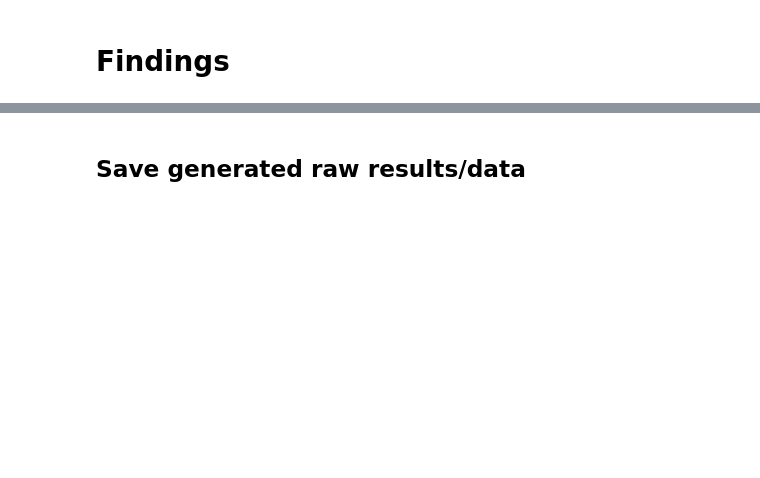
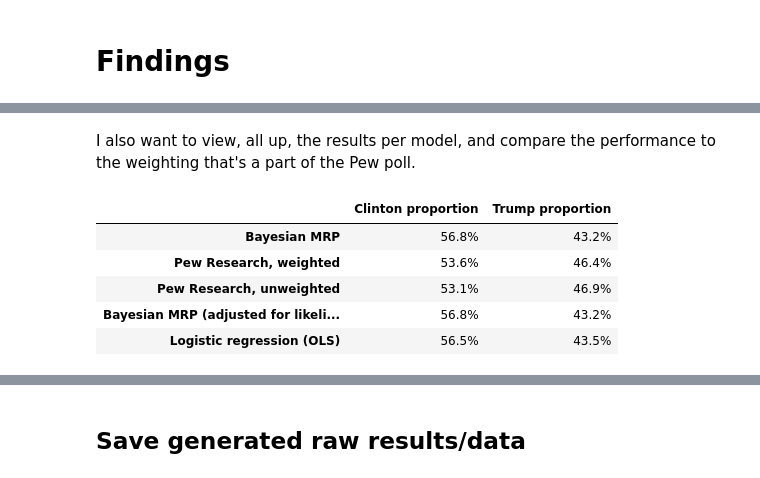
Before and after one commit to aenfield/Data512, a Jupyter notebook: project/MRP_Presidential_Election_2016.ipynb, the cells around one changed output, grey strips where cells are left out. Cells and saved outputs as stored; diff of their text form; code cells hidden in the pictures; blank space fills up the shorter version.

```diff
--- a/project/MRP_Presidential_Election_2016.ipynb
+++ b/project/MRP_Presidential_Election_2016.ipynb
@@ -1069,0 +1013,11 @@ result_comparison
+# %% [markdown]
+I also want to view, all up, the results per model, and compare the performance to the weighting that's a part of the Pew poll.
+# %%
+result_comparison[['Clinton proportion','Trump proportion']].applymap('{:.1%}'.format)
+# %% [output]
+|  | Clinton proportion | Trump proportion |
+| Bayesian MRP | 56.8% | 43.2% |
+| Pew Research, weighted | 53.6% | 46.4% |
+| Pew Research, unweighted | 53.1% | 46.9% |
+| Bayesian MRP (adjusted for likeli... | 56.8% | 43.2% |
+| Logistic regression (OLS) | 56.5% | 43.5% |
```
Also changed, not shown: parts of 60 cells of this notebook, 1 other file.
